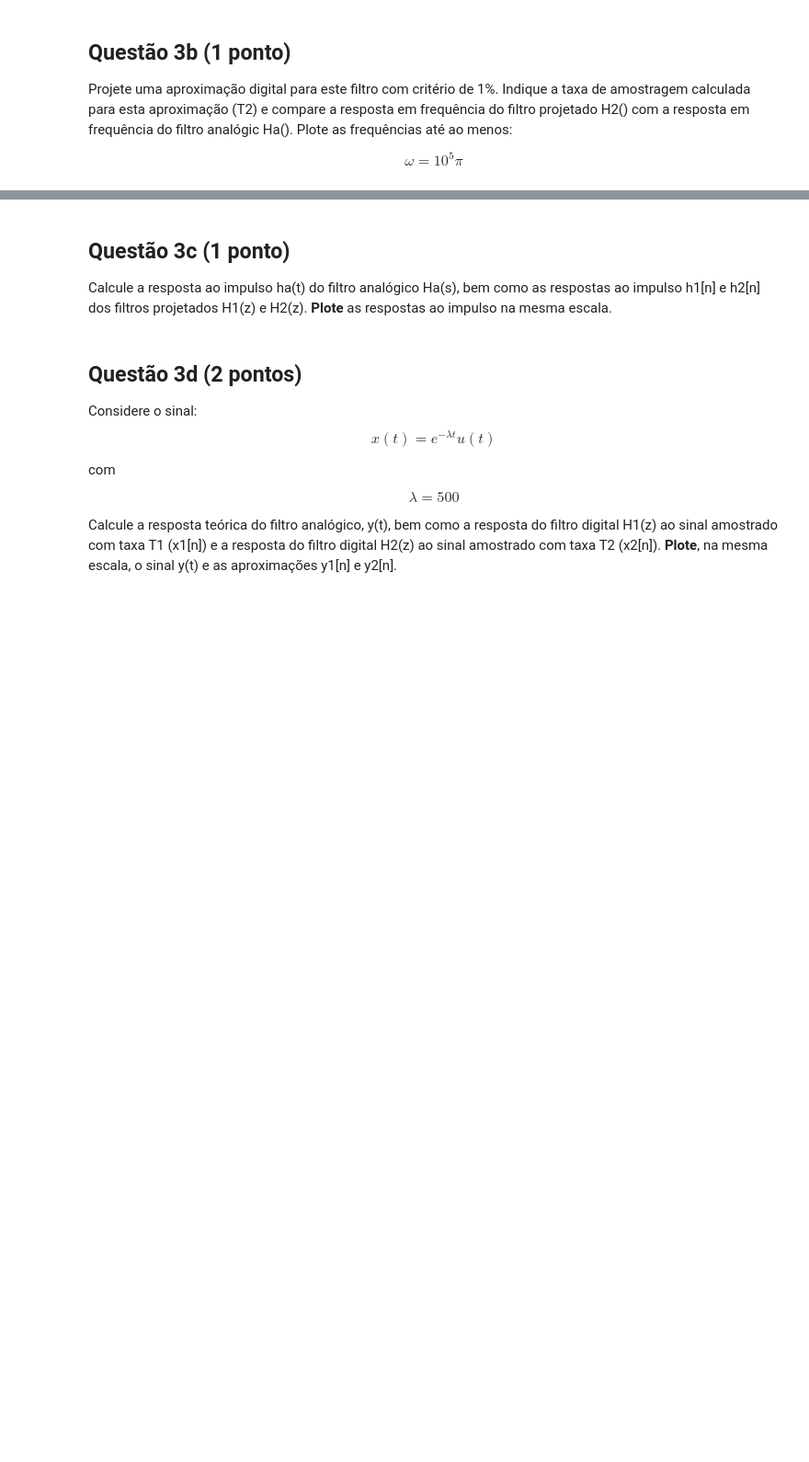
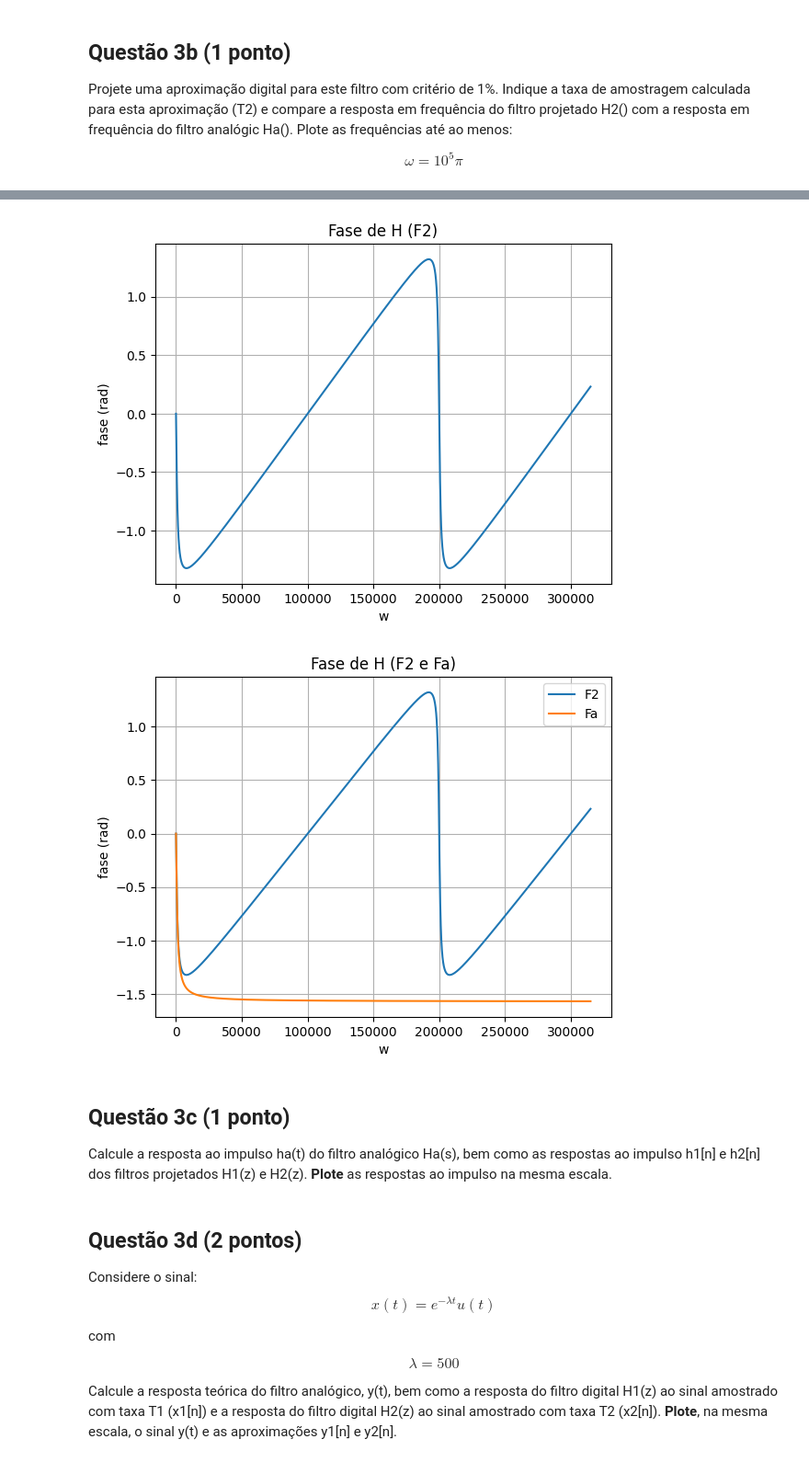
Before and after one commit to geraldotnf/sstd, a Jupyter notebook: Projeto 2/projeto2.ipynb, the cells around one changed output, grey strips where cells are left out. Shown: that part at 92% size. Saved outputs shown, nothing was run; the diff lists cells and outputs as text; code cells hidden in the pictures; blank space fills up the shorter version.

```diff
--- a/Projeto 2/projeto2.ipynb
+++ b/Projeto 2/projeto2.ipynb
@@ -235,3 +309,26 @@ $$ \omega = 10^5 \pi $$
+# %%
+def F2(w):
+    return -np.arctan2((0.969072426305*np.sin(w*T2)), (1-0.969072426305*np.cos(w*T2)))
+
+
+plt.plot(F2(omega))
+plt.xlabel("w")
+plt.ylabel('fase (rad)')
+plt.title("Fase de H (F2)")
+plt.grid(True)
+plt.show()
+
+plt.plot(F2(omega), label='F2')
+plt.plot(Fa(omega), label='Fa')
+plt.xlabel("w")
+plt.ylabel('fase (rad)')
+plt.title("Fase de H (F2 e Fa)")
+plt.grid(True)
+plt.legend(loc='upper right')
+plt.show()
+# %% [output]
+[figure, added]
+[figure, added]
 # %% [markdown]
 ## Questão 3c (1 ponto)
 
```
Also changed, not shown: parts of 8 cells of this notebook.
